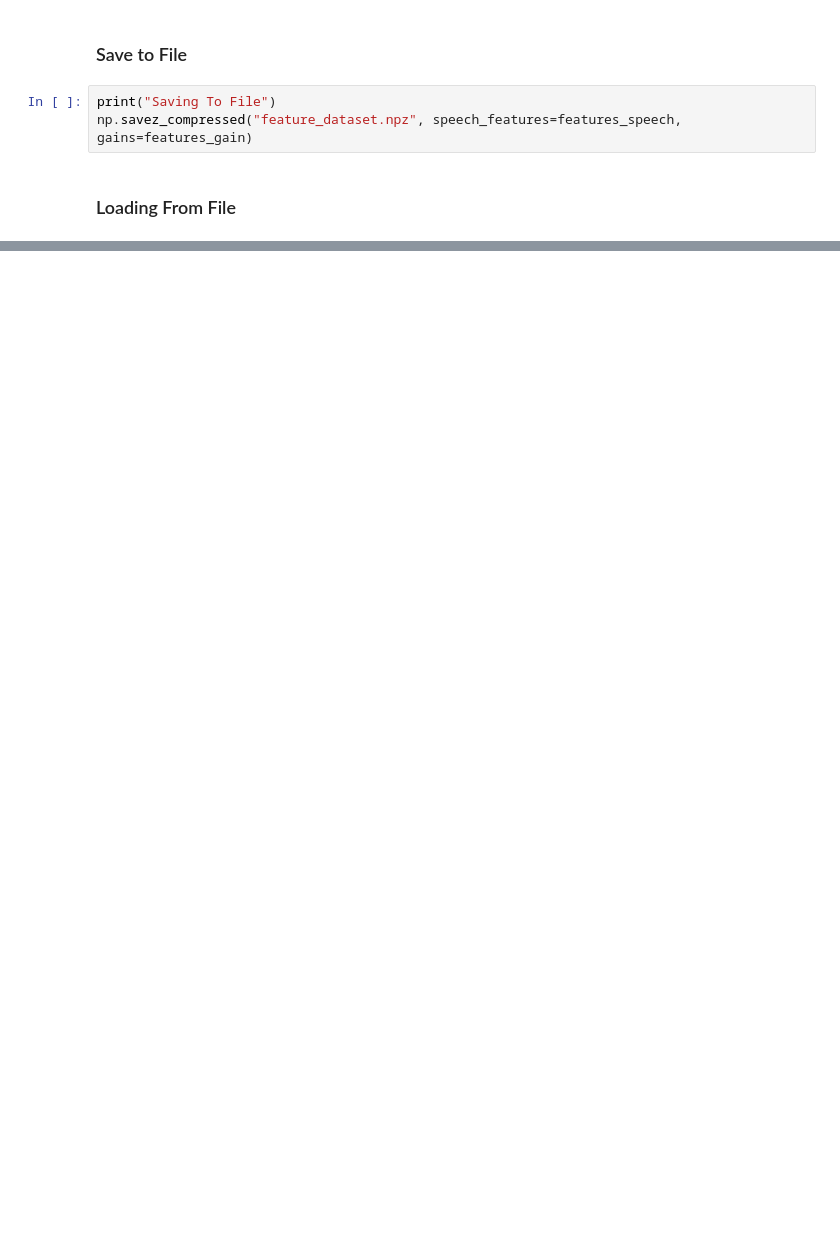
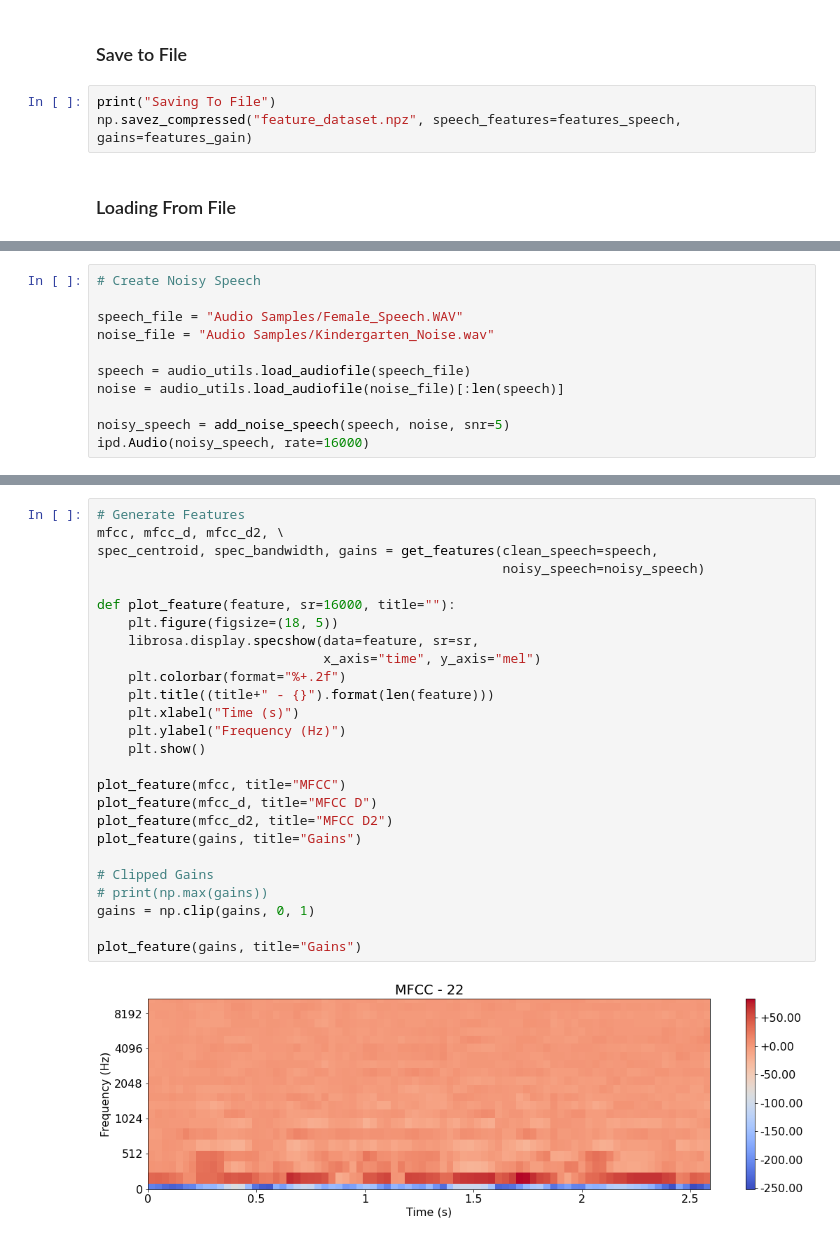
Before and after one commit to abish7643/Speech-Enhancement-Model, a Jupyter notebook: Prototyping/Generate Dataset.ipynb, the cells around one changed output, grey strips where cells are left out. Cells and saved outputs as stored; diff of their text form; blank space fills up the shorter version.

```diff
--- a/Prototyping/Generate Dataset.ipynb
+++ b/Prototyping/Generate Dataset.ipynb
@@ -311,0 +244,11 @@ Training Interrupted
+# %%
+# Create Noisy Speech
+
+speech_file = "Audio Samples/Female_Speech.WAV"
+noise_file = "Audio Samples/Kindergarten_Noise.wav"
+
+speech = audio_utils.load_audiofile(speech_file)
+noise = audio_utils.load_audiofile(noise_file)[:len(speech)]
+
+noisy_speech = add_noise_speech(speech, noise, snr=5)
+ipd.Audio(noisy_speech, rate=16000)
@@ -311,0 +257,28 @@ Training Interrupted
+# %%
+# Generate Features
+mfcc, mfcc_d, mfcc_d2, \
+spec_centroid, spec_bandwidth, gains = get_features(clean_speech=speech,
+                                                    noisy_speech=noisy_speech)
+
+def plot_feature(feature, sr=16000, title=""):
+    plt.figure(figsize=(18, 5))
+    librosa.display.specshow(data=feature, sr=sr,
+                             x_axis="time", y_axis="mel")
+    plt.colorbar(format="%+.2f")
+    plt.title((title+" - {}").format(len(feature)))
+    plt.xlabel("Time (s)")
+    plt.ylabel("Frequency (Hz)")
+    plt.show()
+
+plot_feature(mfcc, title="MFCC")
+plot_feature(mfcc_d, title="MFCC D")
+plot_feature(mfcc_d2, title="MFCC D2")
+plot_feature(gains, title="Gains")
+
+# Clipped Gains
+# print(np.max(gains))
+gains = np.clip(gains, 0, 1)
+
+plot_feature(gains, title="Gains")
+# %% [output]
+[figure, added]
```
Also changed, not shown: parts of 10 cells of this notebook, 2 other files.
